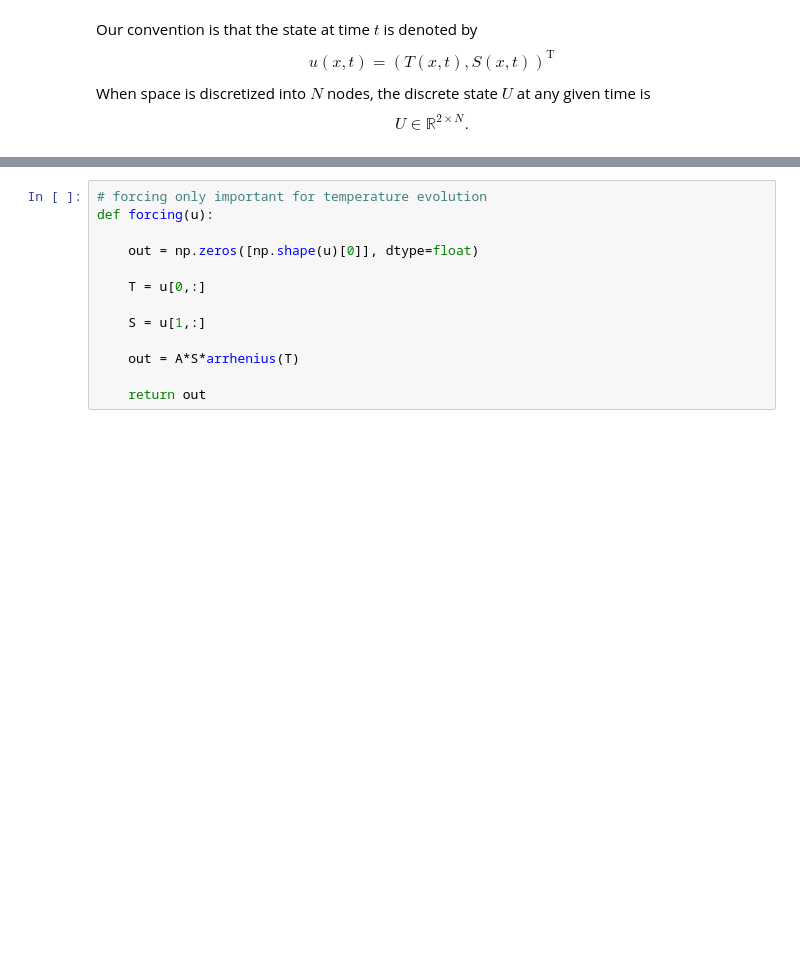
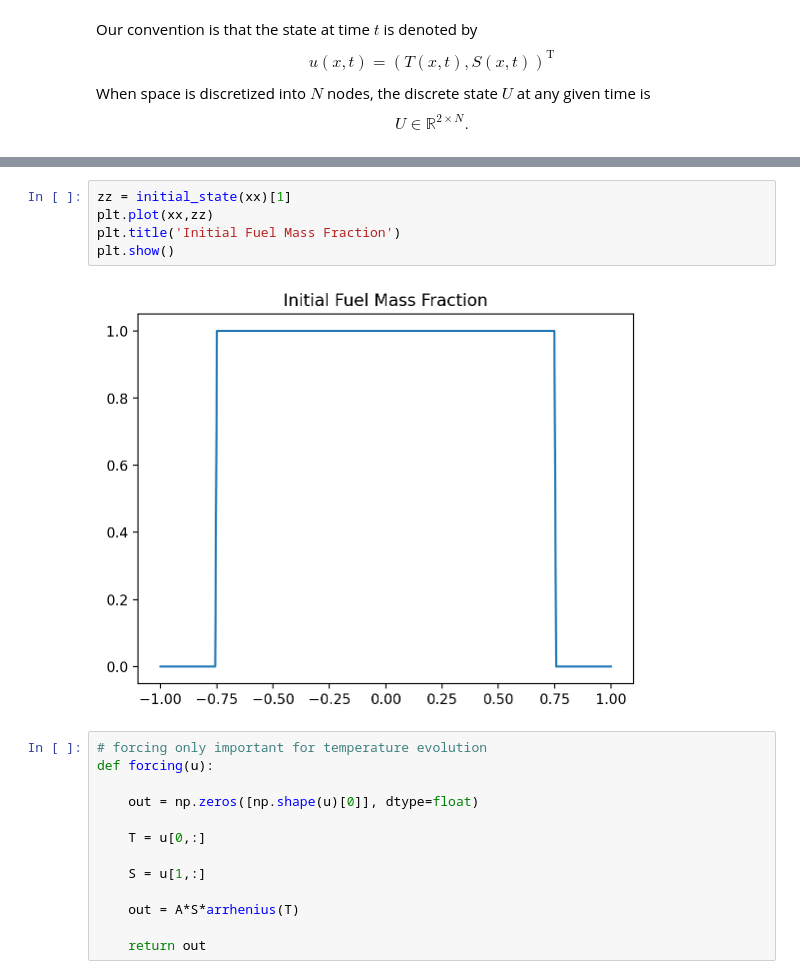
Before and after one commit to ageorgemorgan/wildfire_rd, a Jupyter notebook: mandel_model_simulation_1d.ipynb, the cells around one changed output, grey strips where cells are left out. Drawn from its saved outputs; the diff is of its cells as text; blank space fills up the shorter version.

```diff
--- a/mandel_model_simulation_1d.ipynb
+++ b/mandel_model_simulation_1d.ipynb
@@ -101,3 +91,10 @@ plt.show()
+# %%
+zz = initial_state(xx)[1]
+plt.plot(xx,zz)
+plt.title('Initial Fuel Mass Fraction')
+plt.show()
+# %% [output]
+[figure, added]
 # %%
 # forcing only important for temperature evolution
 def forcing(u):
```
Also changed, not shown: parts of 21 cells of this notebook.
